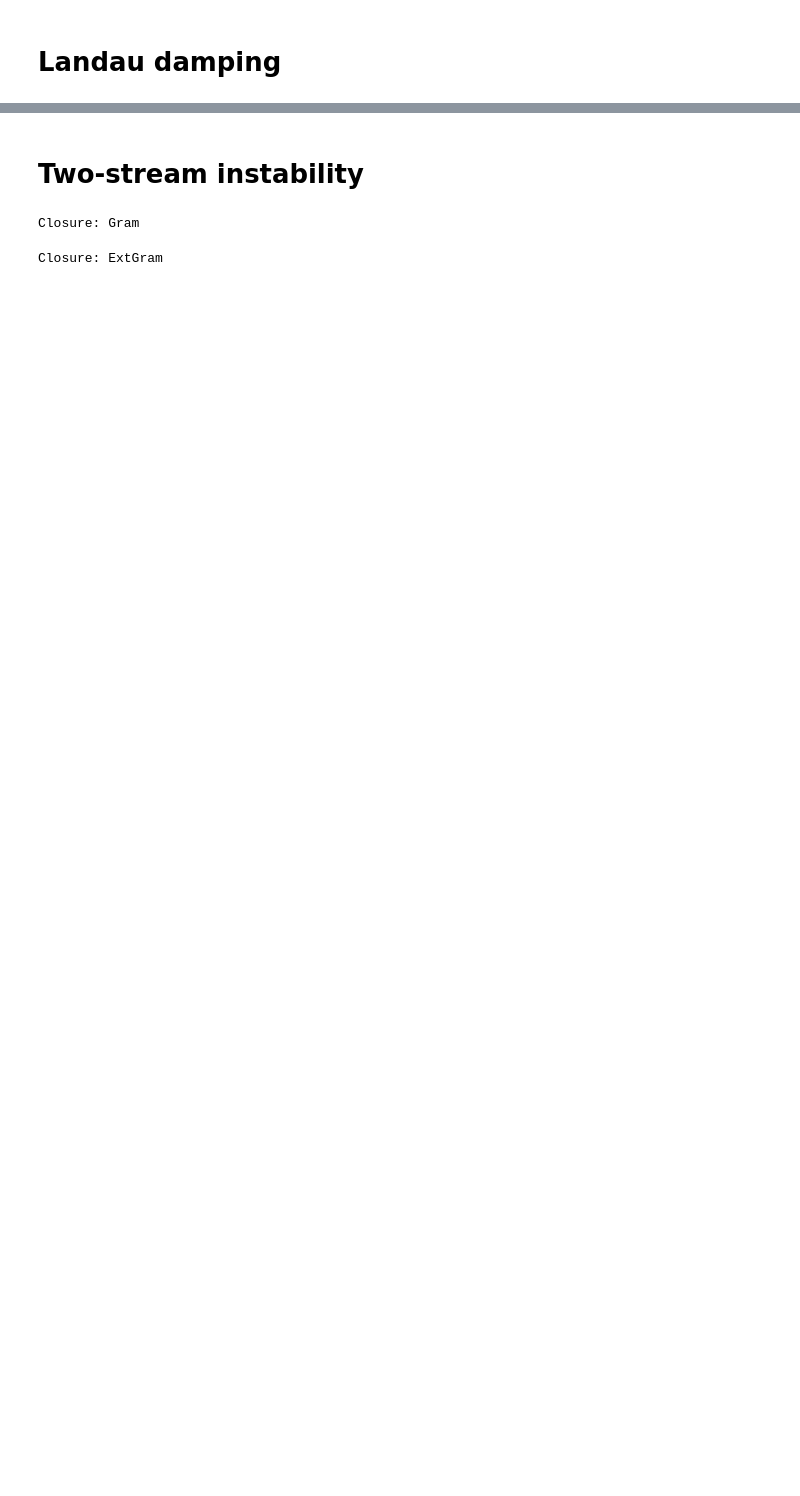
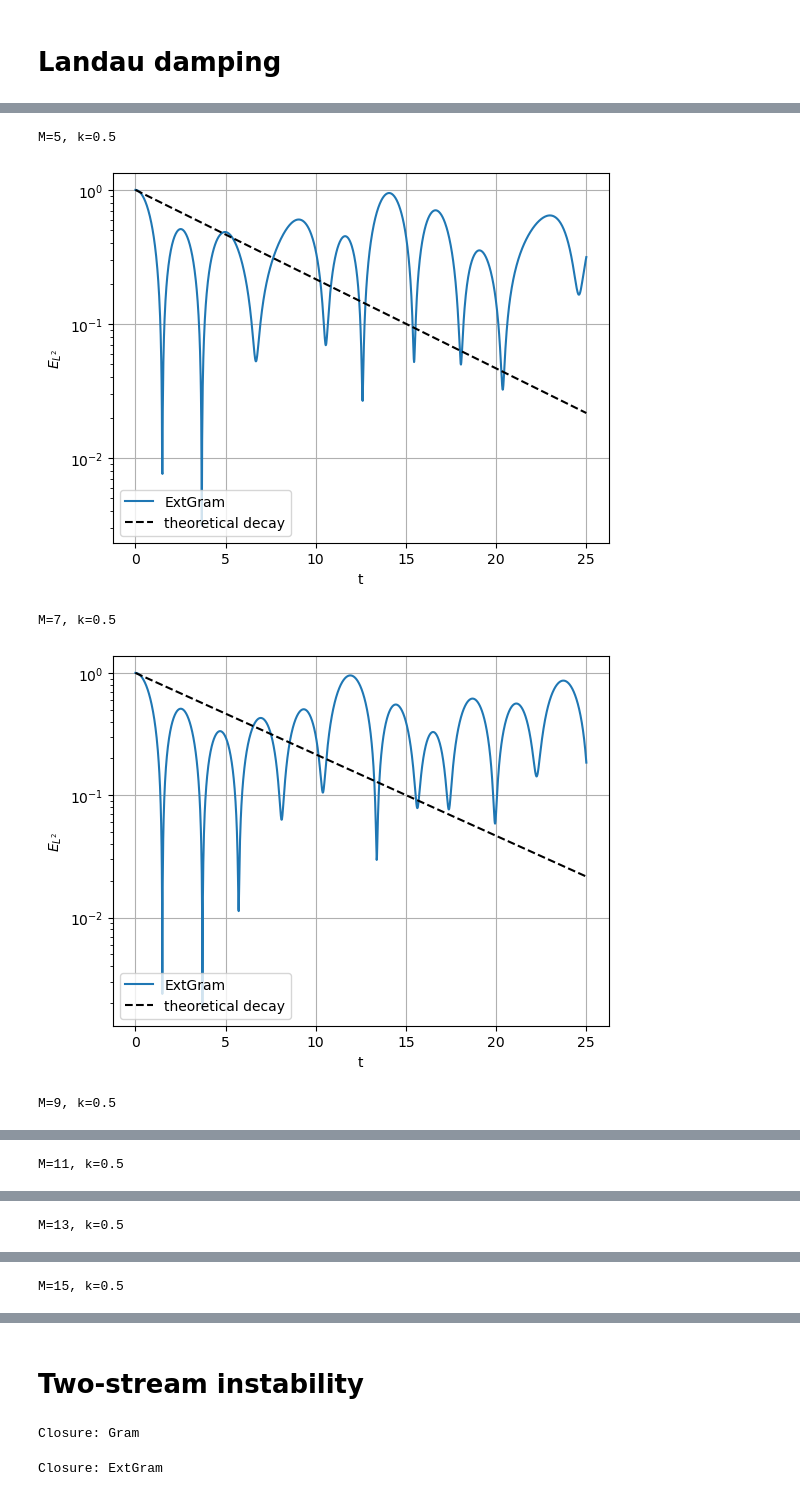
Before and after one commit to JanHab/ExtGram.jl, a Jupyter notebook: notebooks/VlasovPoissonExamples.ipynb, the cells around one changed output, grey strips where cells are left out. Cells and saved outputs as stored; diff of their text form; code cells hidden in the pictures; blank space fills up the shorter version.

```diff
--- a/notebooks/VlasovPoissonExamples.ipynb
+++ b/notebooks/VlasovPoissonExamples.ipynb
@@ -82,21 +60,0 @@ M=24, k=0.5
-# %%
-gamma = -0.1533
-closure = "Grad"
-M = 14
-print(f"M={M}, k={k}")
-
-plt.figure()
-file = f"../out/VlasovPoisson/LandauDamping/energy_moments_closure{closure}_T{T_end}_M{M}_k{k}_ϵ{epsilon}_p{polydeg}_level{base_tree_level}_x_lower{x_lower}_x_upper{x_upper}.csv"
-data = pd.read_csv(file)
-
-plt.plot(data["time"], data["E_L2"] / data["E_L2"][0], label=closure)
-
-plt.plot(data["time"], np.exp(gamma * data["time"]), 'k--', label="theoretical decay")
-plt.yscale("log")
-plt.xlabel("t")
-plt.ylabel("$E_{L^2}$")
-# plt.title(f"M={M}")
-plt.legend(loc='lower left')
-plt.grid()
-plt.savefig(f"../out/VlasovPoisson/LandauDamping/LandauDamping_M{M}_k{k}_epsilon{epsilon}_p{polydeg}.pdf")
-plt.show()
@@ -105,0 +63,28 @@ M=14, k=0.5
+# %%
+M_vec = [5, 7, 9, 11, 13, 15]
+closures = ["ExtGram"]
+
+for M in M_vec:
+    print(f"M={M}, k={k}")
+
+    plt.figure()
+    for closure in closures:
+        file = f"../out/VlasovPoisson/LandauDamping/energy_moments_closure{closure}_T{T_end}_M{M}_k{k}_ϵ{epsilon}_p{polydeg}_level{base_tree_level}_x_lower{x_lower}_x_upper{x_upper}.csv"
+        data = pd.read_csv(file)
+
+        plt.plot(data["time"], data["E_L2"] / data["E_L2"][0], label=closure)
+
+    plt.plot(data["time"], np.exp(gamma * data["time"]), 'k--', label="theoretical decay")
+    plt.yscale("log")
+    plt.xlabel("t")
+    plt.ylabel("$E_{L^2}$")
+    plt.legend(loc='lower left')
+    plt.grid()
+    plt.savefig(f"../out/VlasovPoisson/LandauDamping/LandauDamping_M{M}_k{k}_epsilon{epsilon}_p{polydeg}.pdf")
+    plt.show()
+# %% [output]
+M=5, k=0.5
+[figure, added]
+M=7, k=0.5
+[figure, added]
+M=9, k=0.5
@@ -105,0 +92 @@ M=14, k=0.5
+M=11, k=0.5
@@ -105,0 +94 @@ M=14, k=0.5
+M=13, k=0.5
@@ -105,0 +96 @@ M=14, k=0.5
+M=15, k=0.5
```
Also changed, not shown: parts of 21 cells of this notebook, 2 other files.
